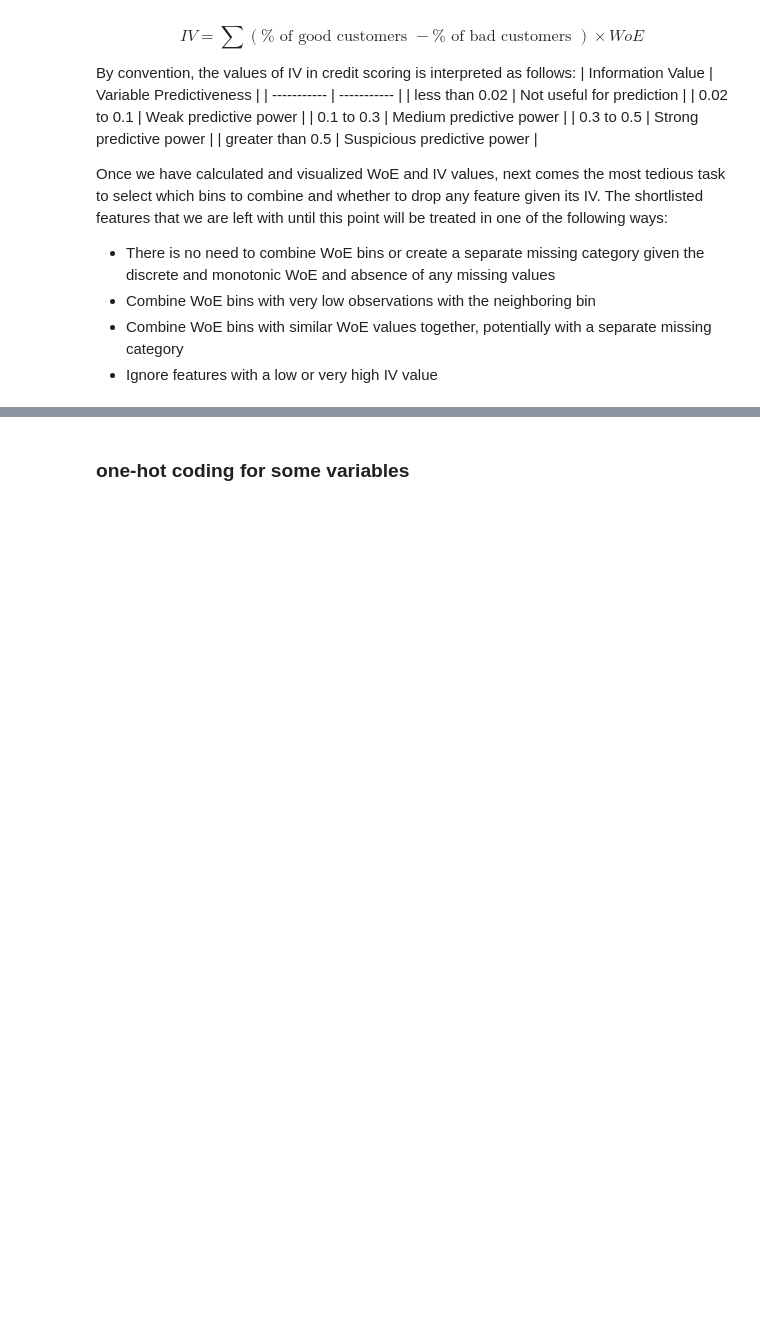
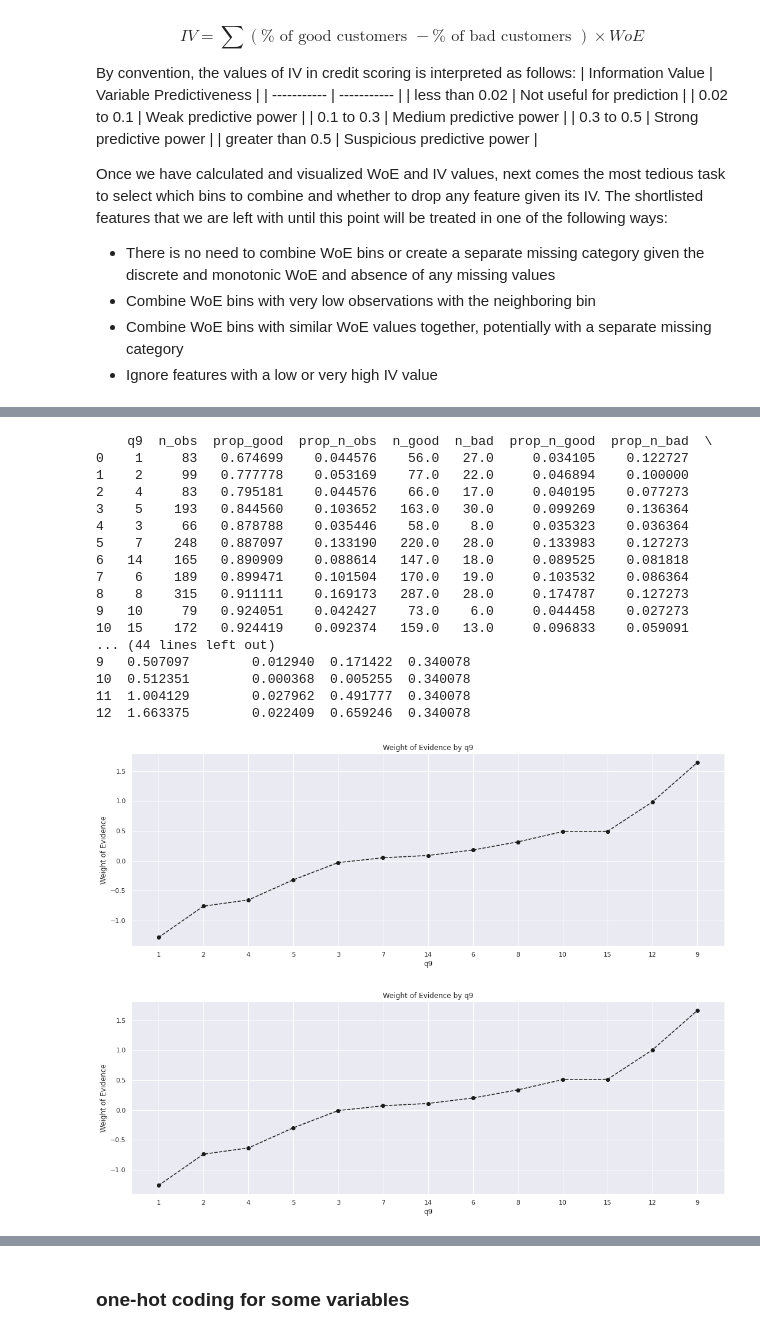
Before and after one commit to ZTianle/Fairness-in-credit-scoring, a Jupyter notebook: analysis/fairness.ipynb, the cells around one changed output, grey strips where cells are left out. Drawn from its saved outputs; the diff is of its cells as text; code cells hidden in the pictures; blank space fills up the shorter version.

```diff
--- a/analysis/fairness.ipynb
+++ b/analysis/fairness.ipynb
@@ -307,0 +391,28 @@ plot_by_woe(woe_discrete(X_train_with_missing, 'q126', y_train))
+# %%
+print(woe_discrete(X_train_with_missing, 'q9', y_train))
+plot_by_woe(woe_discrete(X_train_with_missing, 'q9', y_train))
+
+X_train_with_missing1=X_train_with_missing.copy()
+X_train_with_missing1['q9'].replace(11, None, inplace=True)
+print(woe_discrete(X_train_with_missing1, 'q9', y_train))
+plot_by_woe(woe_discrete(X_train_with_missing1, 'q9', y_train))
+# %% [output]
+    q9  n_obs  prop_good  prop_n_obs  n_good  n_bad  prop_n_good  prop_n_bad  \
+0    1     83   0.674699    0.044576    56.0   27.0     0.034105    0.122727
+1    2     99   0.777778    0.053169    77.0   22.0     0.046894    0.100000
+2    4     83   0.795181    0.044576    66.0   17.0     0.040195    0.077273
+3    5    193   0.844560    0.103652   163.0   30.0     0.099269    0.136364
+4    3     66   0.878788    0.035446    58.0    8.0     0.035323    0.036364
+5    7    248   0.887097    0.133190   220.0   28.0     0.133983    0.127273
+6   14    165   0.890909    0.088614   147.0   18.0     0.089525    0.081818
+7    6    189   0.899471    0.101504   170.0   19.0     0.103532    0.086364
+8    8    315   0.911111    0.169173   287.0   28.0     0.174787    0.127273
+9   10     79   0.924051    0.042427    73.0    6.0     0.044458    0.027273
+10  15    172   0.924419    0.092374   159.0   13.0     0.096833    0.059091
+... (44 lines left out)
+9   0.507097        0.012940  0.171422  0.340078
+10  0.512351        0.000368  0.005255  0.340078
+11  1.004129        0.027962  0.491777  0.340078
+12  1.663375        0.022409  0.659246  0.340078
+[figure, added]
+[figure, added]
```
Also changed, not shown: parts of 55 cells of this notebook, 4 other files.
